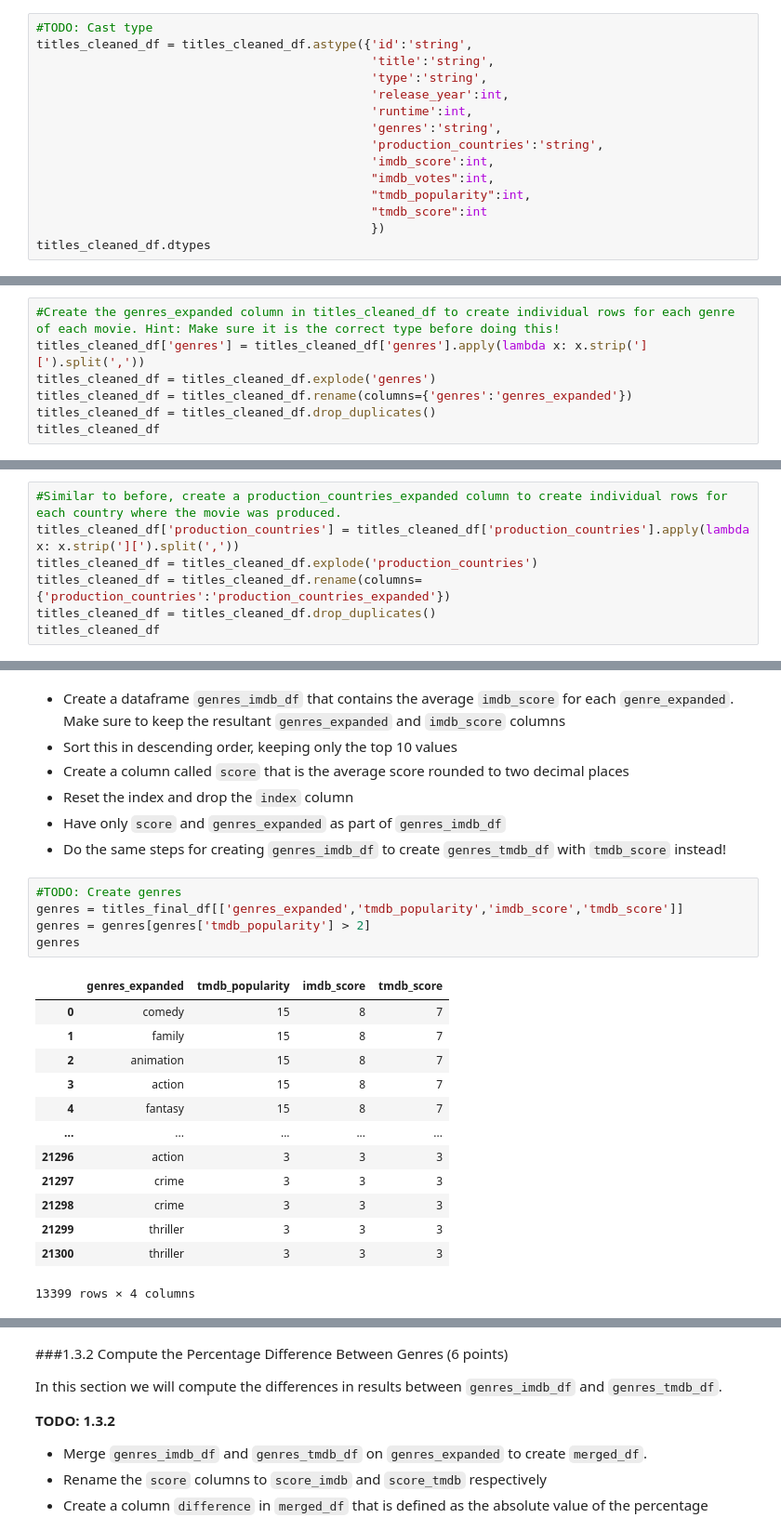
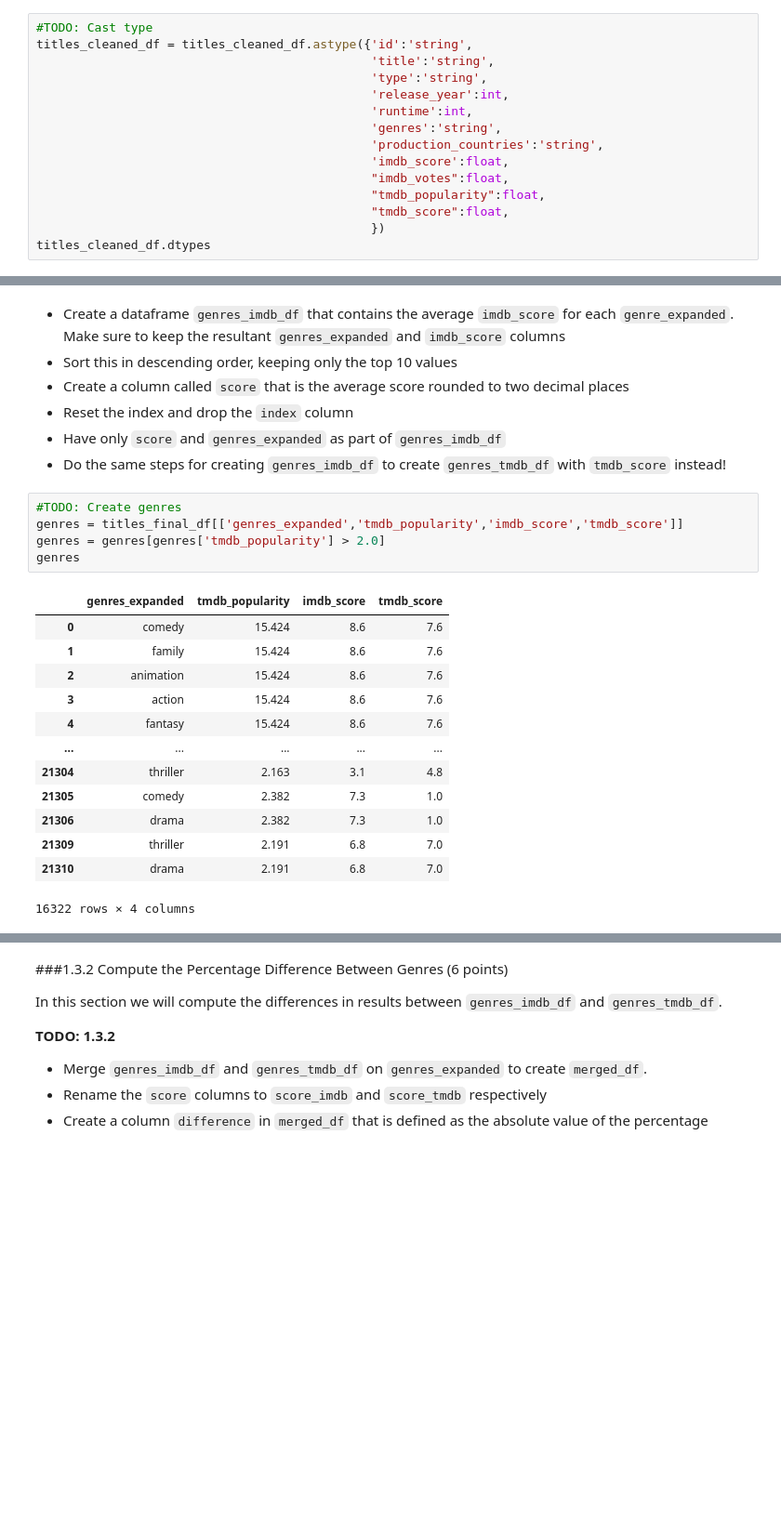
Before and after one commit to YanfuOu/CIS545, a Jupyter notebook: Yanfu_HW_1_FA2024.ipynb, the cells around one changed output, grey strips where cells are left out. Shown at 93% size. Cells and saved outputs as stored; diff of their text form; blank space fills up the shorter version.

```diff
--- a/Yanfu_HW_1_FA2024.ipynb
+++ b/Yanfu_HW_1_FA2024.ipynb
@@ -303,10 +289,10 @@ titles_cleaned_df = titles_cleaned_df.astype({'id':'string',
                                               'runtime':int,
                                               'genres':'string',
                                               'production_countries':'string',
-                                              'imdb_score':int,
-                                              "imdb_votes":int,
-                                              "tmdb_popularity":int,
-                                              "tmdb_score":int
+                                              'imdb_score':float,
+                                              "imdb_votes":float,
+                                              "tmdb_popularity":float,
+                                              "tmdb_score":float,
                                               })
 titles_cleaned_df.dtypes
 # %% [output]
@@ -377,7 +344,0 @@ titles_cleaned_df
-# %%
-#Create the genres_expanded column in titles_cleaned_df to create individual rows for each genre of each movie. Hint: Make sure it is the correct type before doing this!
-titles_cleaned_df['genres'] = titles_cleaned_df['genres'].apply(lambda x: x.strip('][').split(','))
-titles_cleaned_df = titles_cleaned_df.explode('genres')
-titles_cleaned_df = titles_cleaned_df.rename(columns={'genres':'genres_expanded'})
-titles_cleaned_df = titles_cleaned_df.drop_duplicates()
-titles_cleaned_df
@@ -398,7 +344,0 @@ titles_cleaned_df
-# %%
-#Similar to before, create a production_countries_expanded column to create individual rows for each country where the movie was produced.
-titles_cleaned_df['production_countries'] = titles_cleaned_df['production_countries'].apply(lambda x: x.strip('][').split(','))
-titles_cleaned_df = titles_cleaned_df.explode('production_countries')
-titles_cleaned_df = titles_cleaned_df.rename(columns={'production_countries':'production_countries_expanded'})
-titles_cleaned_df = titles_cleaned_df.drop_duplicates()
-titles_cleaned_df
@@ -533,21 +435,21 @@ In this section we will compute the top performing genres, and will use both dat
 # %%
 #TODO: Create genres
 genres = titles_final_df[['genres_expanded','tmdb_popularity','imdb_score','tmdb_score']]
-genres = genres[genres['tmdb_popularity'] > 2]
+genres = genres[genres['tmdb_popularity'] > 2.0]
 genres
 # %% [output]
 |  | genres_expanded | tmdb_popularity | imdb_score | tmdb_score |
-| 0 | comedy | 15 | 8 | 7 |
-| 1 | family | 15 | 8 | 7 |
-| 2 | animation | 15 | 8 | 7 |
-| 3 | action | 15 | 8 | 7 |
-| 4 | fantasy | 15 | 8 | 7 |
+| 0 | comedy | 15.424 | 8.6 | 7.6 |
+| 1 | family | 15.424 | 8.6 | 7.6 |
+| 2 | animation | 15.424 | 8.6 | 7.6 |
+| 3 | action | 15.424 | 8.6 | 7.6 |
+| 4 | fantasy | 15.424 | 8.6 | 7.6 |
 | ... | ... | ... | ... | ... |
-| 21296 | action | 3 | 3 | 3 |
-| 21297 | crime | 3 | 3 | 3 |
-| 21298 | crime | 3 | 3 | 3 |
-| 21299 | thriller | 3 | 3 | 3 |
-| 21300 | thriller | 3 | 3 | 3 |
+| 21304 | thriller | 2.163 | 3.1 | 4.8 |
+| 21305 | comedy | 2.382 | 7.3 | 1.0 |
+| 21306 | drama | 2.382 | 7.3 | 1.0 |
+| 21309 | thriller | 2.191 | 6.8 | 7.0 |
+| 21310 | drama | 2.191 | 6.8 | 7.0 |
-13399 rows × 4 columns
+16322 rows × 4 columns
 # %%
 #TODO: Create genres_imdb_df
```
Also changed, not shown: parts of 29 cells of this notebook.
